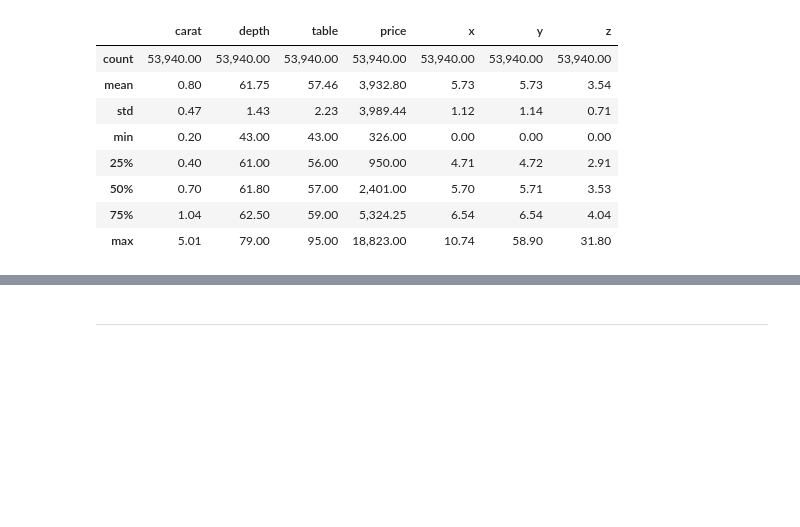
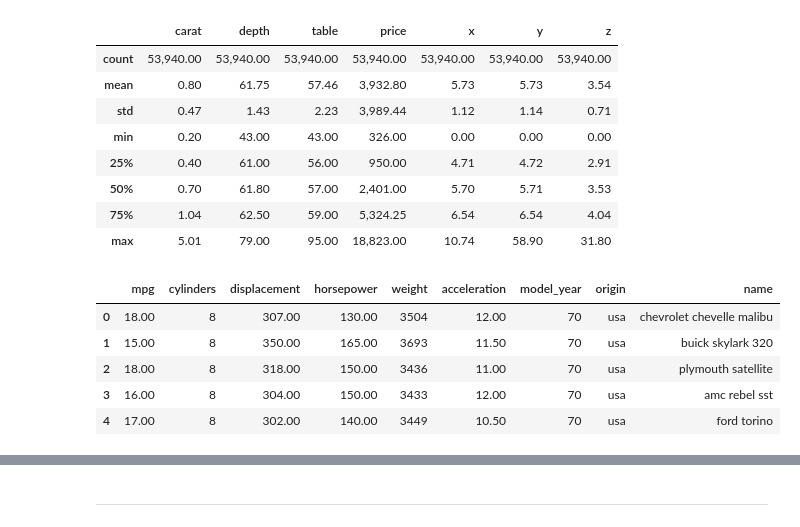
Before and after one commit to juliuskittler/templates, a Jupyter notebook: Python/Datahandling/Pandas.ipynb, the cells around one changed output, grey strips where cells are left out. Drawn from its saved outputs; the diff is of its cells as text; code cells hidden in the pictures; blank space fills up the shorter version.

```diff
--- a/Python/Datahandling/Pandas.ipynb
+++ b/Python/Datahandling/Pandas.ipynb
@@ -502,3 +515,13 @@ df.describe()
 | 50% | 0.70 | 61.80 | 57.00 | 2,401.00 | 5.70 | 5.71 | 3.53 |
 | 75% | 1.04 | 62.50 | 59.00 | 5,324.25 | 6.54 | 6.54 | 4.04 |
 | max | 5.01 | 79.00 | 95.00 | 18,823.00 | 10.74 | 58.90 | 31.80 |
+# %%
+df = sns.load_dataset("mpg")
+df.head()
+# %% [output]
+|  | mpg | cylinders | displacement | horsepower | weight | acceleration | model_year | origin | name |
+| 0 | 18.00 | 8 | 307.00 | 130.00 | 3504 | 12.00 | 70 | usa | chevrolet chevelle malibu |
+| 1 | 15.00 | 8 | 350.00 | 165.00 | 3693 | 11.50 | 70 | usa | buick skylark 320 |
+| 2 | 18.00 | 8 | 318.00 | 150.00 | 3436 | 11.00 | 70 | usa | plymouth satellite |
+| 3 | 16.00 | 8 | 304.00 | 150.00 | 3433 | 12.00 | 70 | usa | amc rebel sst |
+| 4 | 17.00 | 8 | 302.00 | 140.00 | 3449 | 10.50 | 70 | usa | ford torino |
```
Also changed, not shown: parts of 7 cells of this notebook, 7 other files.
